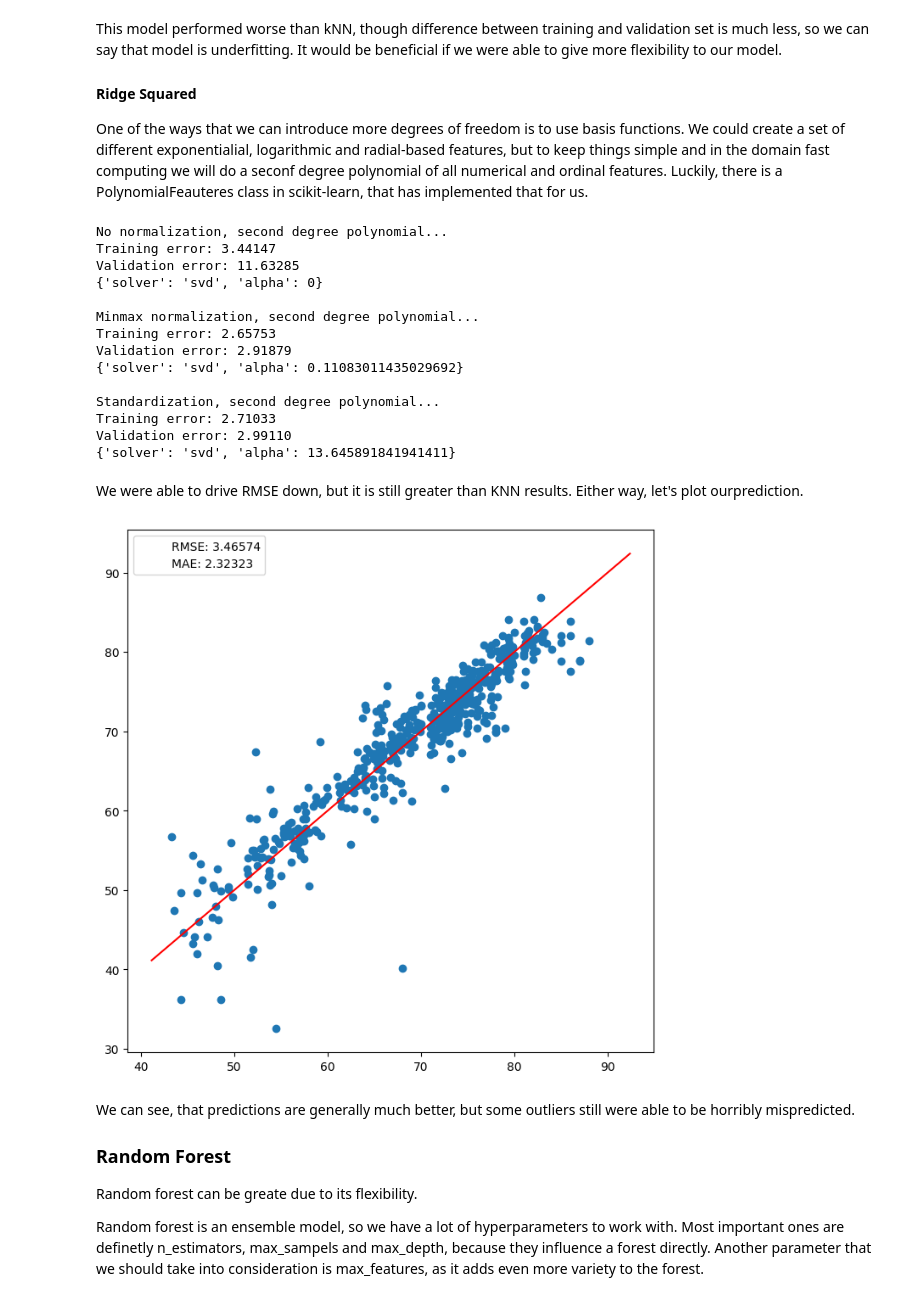
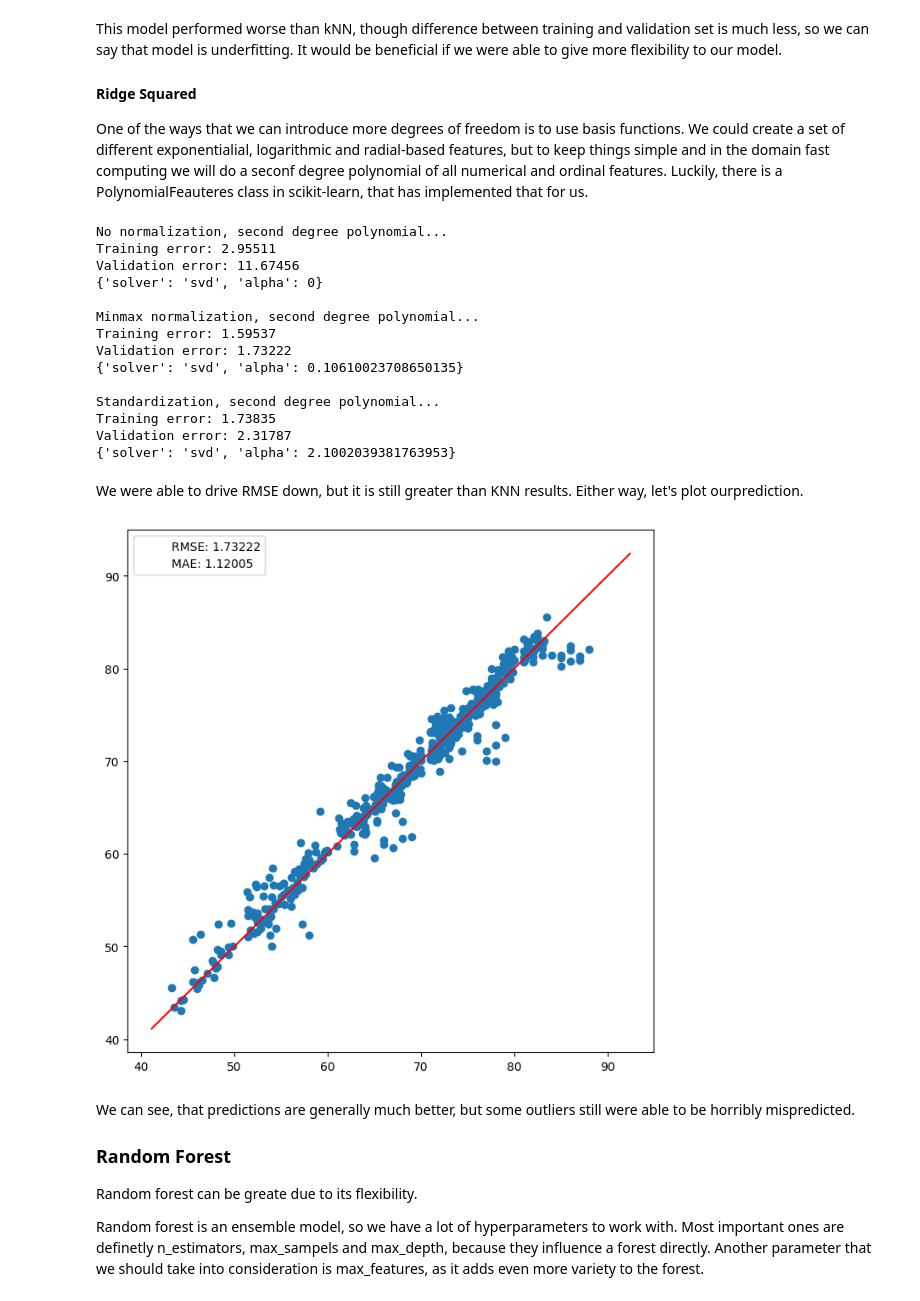
Before and after one commit to ZhigaMason/University, a Jupyter notebook: 02/homework_02.ipynb, the cells around one changed output. Drawn from its saved outputs; the diff is of its cells as text; code cells hidden in the pictures.

```diff
--- a/02/homework_02.ipynb
+++ b/02/homework_02.ipynb
@@ -94,7 +94,7 @@ from sklearn.model_selection import train_test_split
 
 target_col = 'Life expectancy'
 data = pd.read_csv('data.csv')
-X = data.drop(columns=[target_col, 'Country'])
+X = data.drop(columns=[target_col])
 y = data[target_col]
 
 Xtrain, Xtest, ytrain, ytest = train_test_split(
@@ -230,3 +224,9 @@ num_ord_cols = list(set(Xtrain.columns) - set(nominal_cols))
+# %%
+nominal_cols = [
+    'Country', 'Status'
+]
+
+num_ord_cols = list(set(Xtrain.columns) - set(nominal_cols))
 # %%
 from sklearn.pipeline import make_pipeline as pipeline
 from sklearn.preprocessing import OrdinalEncoder, OneHotEncoder
@@ -378,6 +377,6 @@ Best validation score (lowest error) was with standardisation, let's display RMS
 # %%
-knn_params = {'n_jobs': -1, 'n_neighbors': 4, 'p': 1, 'weights': 'distance'}
+knn_params = {'n_jobs': -1, 'n_neighbors': 3, 'p': 1, 'weights': 'distance'}
 knn = KNeighborsRegressor(**knn_params)
-knn.fit(Xtrain_std, ytrain)
-knn_rmse = display_validation(knn, Xval_std)
+knn.fit(Xtrain_minmax, ytrain)
+knn_rmse = display_validation(knn, Xval_minmax)
 # %% [output]
@@ -446,8 +445,8 @@ Validation error: 4.10713
 # %% [markdown]
 Best value is for minmax normalization and $\lambda = 0.0002$, let's display metrics.
 # %%
-ridge_params = {'solver': 'svd', 'alpha': 0.0028868318333822337}
+ridge_params = {'solver': 'svd', 'alpha': 0.023002708102066702}
 ridge = Ridge(**ridge_params)
-ridge.fit(Xtrain_std, ytrain)
-ridge_rmse = display_validation(ridge, Xval_std)
+ridge.fit(Xtrain_minmax, ytrain)
+ridge_rmse = display_validation(ridge, Xval_minmax)
 # %% [output]
@@ -499,28 +498,28 @@ print('Standardization, second degree polynomial...')
 print(hp_ridge(Xtrain_std2, Xval_std2))
 # %% [output]
 No normalization, second degree polynomial...
-Training error: 3.44147
-Validation error: 11.63285
+Training error: 2.95511
+Validation error: 11.67456
 {'solver': 'svd', 'alpha': 0}
 
 Minmax normalization, second degree polynomial...
-Training error: 2.65753
-Validation error: 2.91879
-{'solver': 'svd', 'alpha': 0.11083011435029692}
+Training error: 1.59537
+Validation error: 1.73222
+{'solver': 'svd', 'alpha': 0.10610023708650135}
 
 Standardization, second degree polynomial...
-Training error: 2.71033
-Validation error: 2.99110
-{'solver': 'svd', 'alpha': 13.645891841941411}
+Training error: 1.73835
+Validation error: 2.31787
+{'solver': 'svd', 'alpha': 2.1002039381763953}
 # %% [markdown]
 We were able to drive RMSE down, but it is still greater than KNN results. Either way, let's plot ourprediction.
 # %%
-ridge2_params = {'solver': 'svd', 'alpha': 0.11083011435029692}
-ridge2 = Ridge(**ridge_params)
+ridge2_params = {'solver': 'svd', 'alpha': 0.10610023708865607}
+ridge2 = Ridge(**ridge2_params)
 ridge2.fit(Xtrain_minmax2, ytrain)
 ridge_rmse = display_validation(ridge2, Xval_minmax2)
 # %% [output]
-[figure, old version]
+[figure, new version]
 # %% [markdown]
 We can see, that predictions are generally much better, but some outliers still were able to be horribly mispredicted.
 
```
Also changed, not shown: parts of 23 cells of this notebook, 1 other file.
